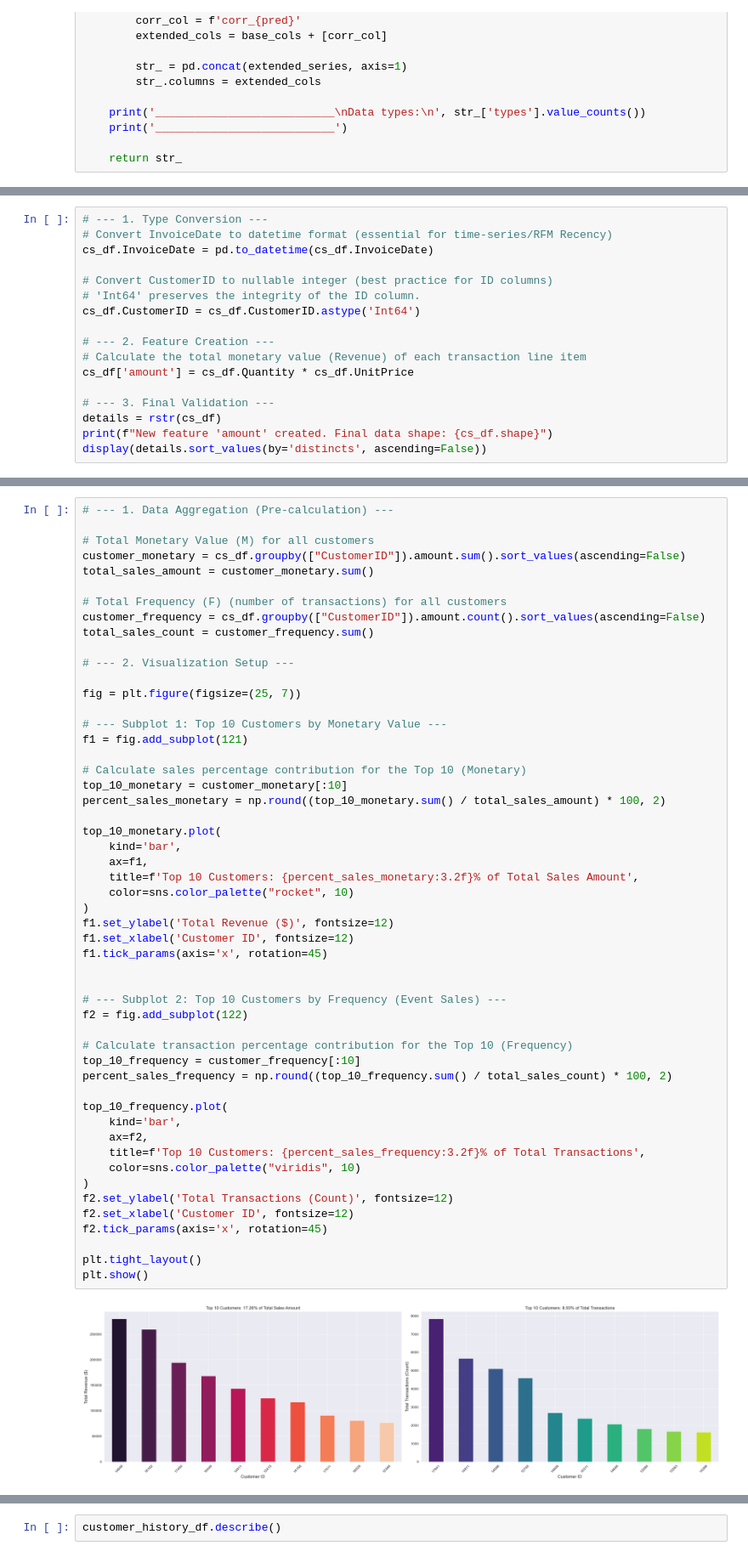
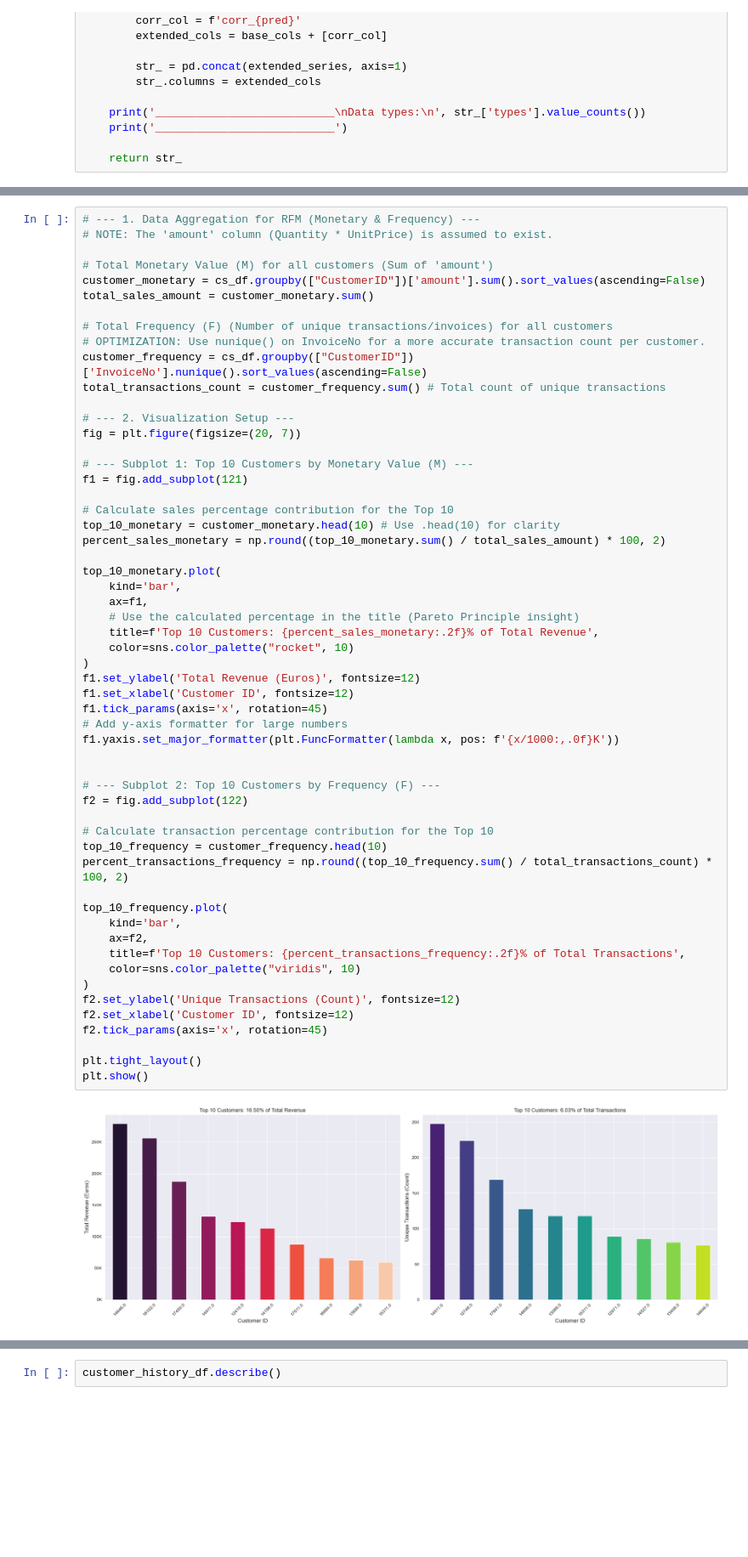
Before and after one commit to maharajcode/market_basket_analysis, a Jupyter notebook: MARKET_BASKET.ipynb, the cells around one changed output, grey strips where cells are left out. Shown at 85% size. Drawn from its saved outputs; the diff is of its cells as text; blank space fills up the shorter version.

```diff
--- a/MARKET_BASKET.ipynb
+++ b/MARKET_BASKET.ipynb
@@ -456,17 +479,0 @@ display(cs_df.head())
-# %%
-# --- 1. Type Conversion ---
-# Convert InvoiceDate to datetime format (essential for time-series/RFM Recency)
-cs_df.InvoiceDate = pd.to_datetime(cs_df.InvoiceDate)
-
-# Convert CustomerID to nullable integer (best practice for ID columns)
-# 'Int64' preserves the integrity of the ID column.
-cs_df.CustomerID = cs_df.CustomerID.astype('Int64')
-
-# --- 2. Feature Creation ---
-# Calculate the total monetary value (Revenue) of each transaction line item
-cs_df['amount'] = cs_df.Quantity * cs_df.UnitPrice
-
-# --- 3. Final Validation ---
-details = rstr(cs_df)
-print(f"New feature 'amount' created. Final data shape: {cs_df.shape}")
-display(details.sort_values(by='distincts', ascending=False))
@@ -519,57 +533,61 @@ plt.show()
 # %%
-# --- 1. Data Aggregation (Pre-calculation) ---
+# --- 1. Data Aggregation for RFM (Monetary & Frequency) ---
+# NOTE: The 'amount' column (Quantity * UnitPrice) is assumed to exist.
 
-# Total Monetary Value (M) for all customers
-customer_monetary = cs_df.groupby(["CustomerID"]).amount.sum().sort_values(ascending=False)
+# Total Monetary Value (M) for all customers (Sum of 'amount')
+customer_monetary = cs_df.groupby(["CustomerID"])['amount'].sum().sort_values(ascending=False)
 total_sales_amount = customer_monetary.sum()
 
-# Total Frequency (F) (number of transactions) for all customers
-customer_frequency = cs_df.groupby(["CustomerID"]).amount.count().sort_values(ascending=False)
-total_sales_count = customer_frequency.sum()
+# Total Frequency (F) (Number of unique transactions/invoices) for all customers
+# OPTIMIZATION: Use nunique() on InvoiceNo for a more accurate transaction count per customer.
+customer_frequency = cs_df.groupby(["CustomerID"])['InvoiceNo'].nunique().sort_values(ascending=False)
+total_transactions_count = customer_frequency.sum() # Total count of unique transactions
 
 # --- 2. Visualization Setup ---
+fig = plt.figure(figsize=(20, 7))
 
-fig = plt.figure(figsize=(25, 7))
-
-# --- Subplot 1: Top 10 Customers by Monetary Value ---
+# --- Subplot 1: Top 10 Customers by Monetary Value (M) ---
 f1 = fig.add_subplot(121)
 
-# Calculate sales percentage contribution for the Top 10 (Monetary)
-top_10_monetary = customer_monetary[:10]
+# Calculate sales percentage contribution for the Top 10
+top_10_monetary = customer_monetary.head(10) # Use .head(10) for clarity
 percent_sales_monetary = np.round((top_10_monetary.sum() / total_sales_amount) * 100, 2)
 
 top_10_monetary.plot(
     kind='bar',
     ax=f1,
-    title=f'Top 10 Customers: {percent_sales_monetary:3.2f}% of Total Sales Amount',
+    # Use the calculated percentage in the title (Pareto Principle insight)
+    title=f'Top 10 Customers: {percent_sales_monetary:.2f}% of Total Revenue',
     color=sns.color_palette("rocket", 10)
 )
-f1.set_ylabel('Total Revenue ($)', fontsize=12)
+f1.set_ylabel('Total Revenue (Euros)', fontsize=12)
 f1.set_xlabel('Customer ID', fontsize=12)
 f1.tick_params(axis='x', rotation=45)
+# Add y-axis formatter for large numbers
+f1.yaxis.set_major_formatter(plt.FuncFormatter(lambda x, pos: f'{x/1000:,.0f}K'))
 
 
-# --- Subplot 2: Top 10 Customers by Frequency (Event Sales) ---
+# --- Subplot 2: Top 10 Customers by Frequency (F) ---
 f2 = fig.add_subplot(122)
 
-# Calculate transaction percentage contribution for the Top 10 (Frequency)
-top_10_frequency = customer_frequency[:10]
-percent_sales_frequency = np.round((top_10_frequency.sum() / total_sales_count) * 100, 2)
+# Calculate transaction percentage contribution for the Top 10
+top_10_frequency = customer_frequency.head(10)
+percent_transactions_frequency = np.round((top_10_frequency.sum() / total_transactions_count) * 100, 2)
 
 top_10_frequency.plot(
     kind='bar',
     ax=f2,
-    title=f'Top 10 Customers: {percent_sales_frequency:3.2f}% of Total Transactions',
+    title=f'Top 10 Customers: {percent_transactions_frequency:.2f}% of Total Transactions',
     color=sns.color_palette("viridis", 10)
 )
-f2.set_ylabel('Total Transactions (Count)', fontsize=12)
+f2.set_ylabel('Unique Transactions (Count)', fontsize=12)
 f2.set_xlabel('Customer ID', fontsize=12)
 f2.tick_params(axis='x', rotation=45)
 
 plt.tight_layout()
 plt.show()
 # %% [output]
-[figure, old version]
+[figure, new version]
 # %%
 import numpy as np
 import matplotlib.pyplot as plt
```
Also changed, not shown: parts of 22 cells of this notebook.
